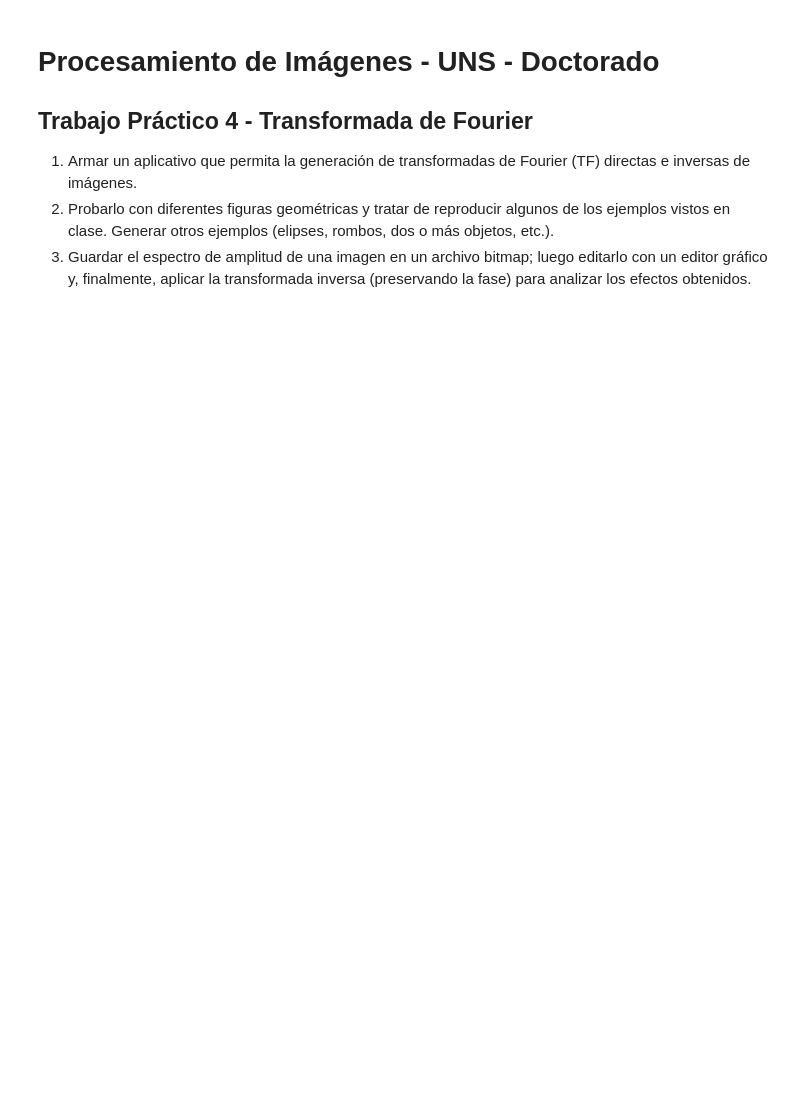
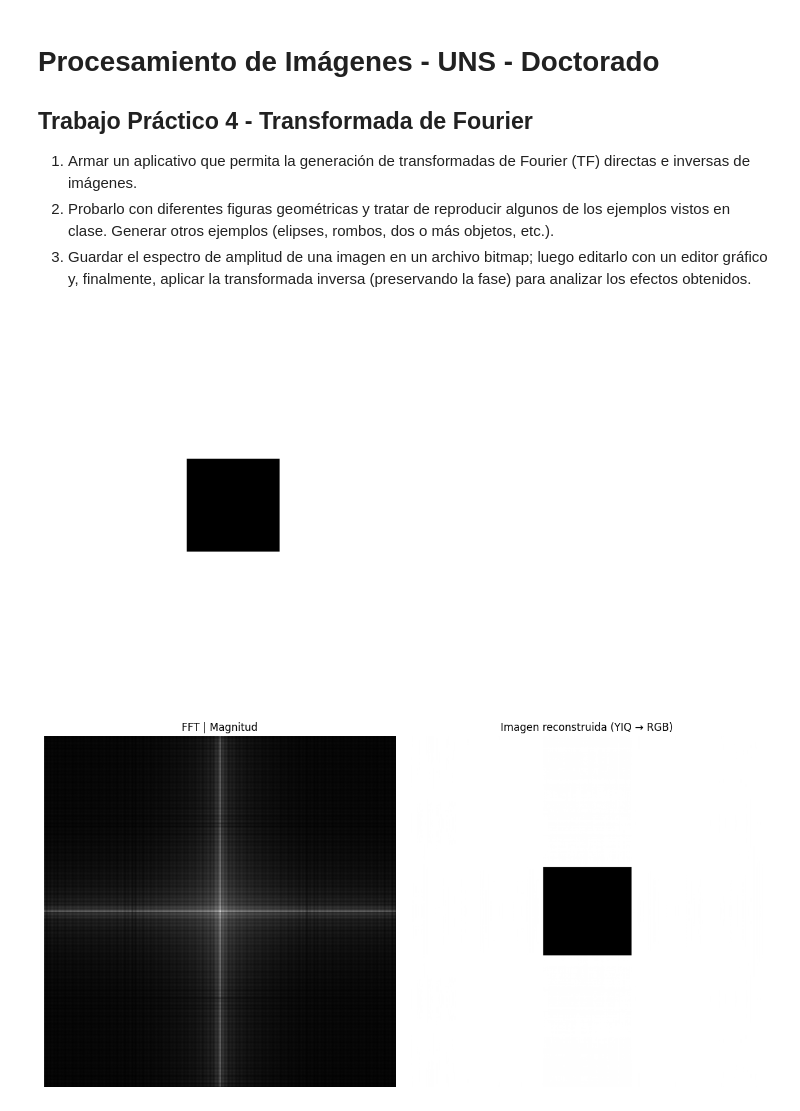
Before and after one commit to pablonicolasr/uns_diec_pdi2025, a Jupyter notebook: practico4/tp4_fourier.ipynb, the cells around one changed output. Drawn from its saved outputs; the diff is of its cells as text; code cells hidden in the pictures; blank space fills up the shorter version.

```diff
--- a/practico4/tp4_fourier.ipynb
+++ b/practico4/tp4_fourier.ipynb
@@ -214,0 +555,7 @@ Rectangle(512, 100, 40).draw()
+# %%
+cuadrado = Square(1024, 256).draw()
+w_fourier = WorkFlowFourier(cuadrado, "figure")
+w_fourier.show_fft_and_rec(fft_filename="numpy_figure_square.png")
+# %% [output]
+[figure, added]
+[figure, added]
```
Also changed, not shown: parts of 11 cells of this notebook, 20 other files.
